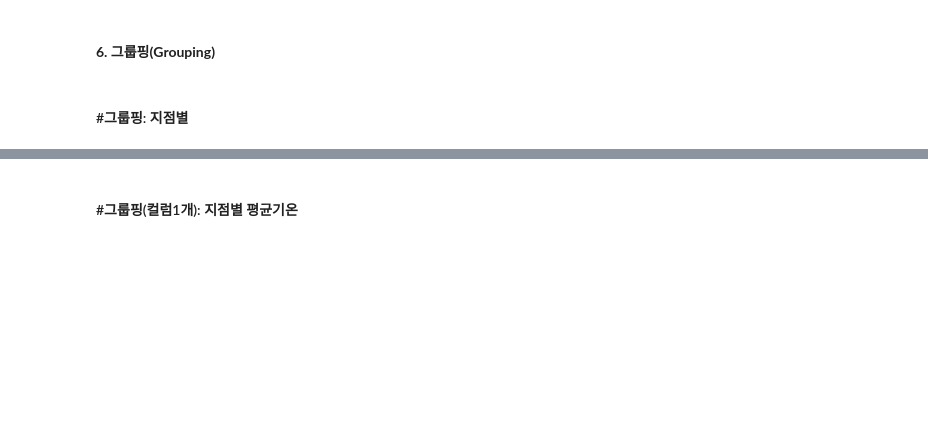
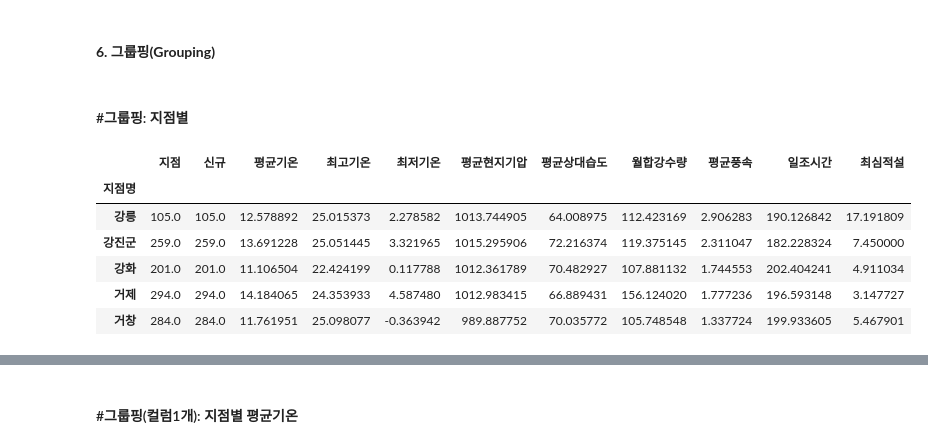
Before and after one commit to kangeunkyeong/dataAnalysis, a Jupyter notebook: 2_데이터분석_03_공공데이터_기상청날씨_배포_실습.ipynb, the cells around one changed output, grey strips where cells are left out. Saved outputs shown, nothing was run; the diff lists cells and outputs as text; code cells hidden in the pictures; blank space fills up the shorter version.

```diff
--- a/2_데이터분석_03_공공데이터_기상청날씨_배포_실습.ipynb
+++ b/2_데이터분석_03_공공데이터_기상청날씨_배포_실습.ipynb
@@ -388,6 +439,14 @@ print(f'기상관측 데이터를 통해 가장 더웠던 년-월: {yymm}')
 #### #그룹핑: 지점별
 # %%
 # 지점명별 숫자 컬럼의 평균값
-df.groupby('지점명').mean(numeric_only=True)
+df.groupby('지점명').mean(numeric_only=True).head(5)
+# %% [output]
+|  | 지점 | 신규 | 평균기온 | 최고기온 | 최저기온 | 평균현지기압 | 평균상대습도 | 월합강수량 | 평균풍속 | 일조시간 | 최심적설 |
+| 지점명 |  |  |  |  |  |  |  |  |  |  |  |
+| 강릉 | 105.0 | 105.0 | 12.578892 | 25.015373 | 2.278582 | 1013.744905 | 64.008975 | 112.423169 | 2.906283 | 190.126842 | 17.191809 |
+| 강진군 | 259.0 | 259.0 | 13.691228 | 25.051445 | 3.321965 | 1015.295906 | 72.216374 | 119.375145 | 2.311047 | 182.228324 | 7.450000 |
+| 강화 | 201.0 | 201.0 | 11.106504 | 22.424199 | 0.117788 | 1012.361789 | 70.482927 | 107.881132 | 1.744553 | 202.404241 | 4.911034 |
+| 거제 | 294.0 | 294.0 | 14.184065 | 24.353933 | 4.587480 | 1012.983415 | 66.889431 | 156.124020 | 1.777236 | 196.593148 | 3.147727 |
+| 거창 | 284.0 | 284.0 | 11.761951 | 25.098077 | -0.363942 | 989.887752 | 70.035772 | 105.748548 | 1.337724 | 199.933605 | 5.467901 |
 # %%
 # 지점명별 해당 컬럼의 데이터 빈도수
```
Also changed, not shown: parts of 31 cells of this notebook.
